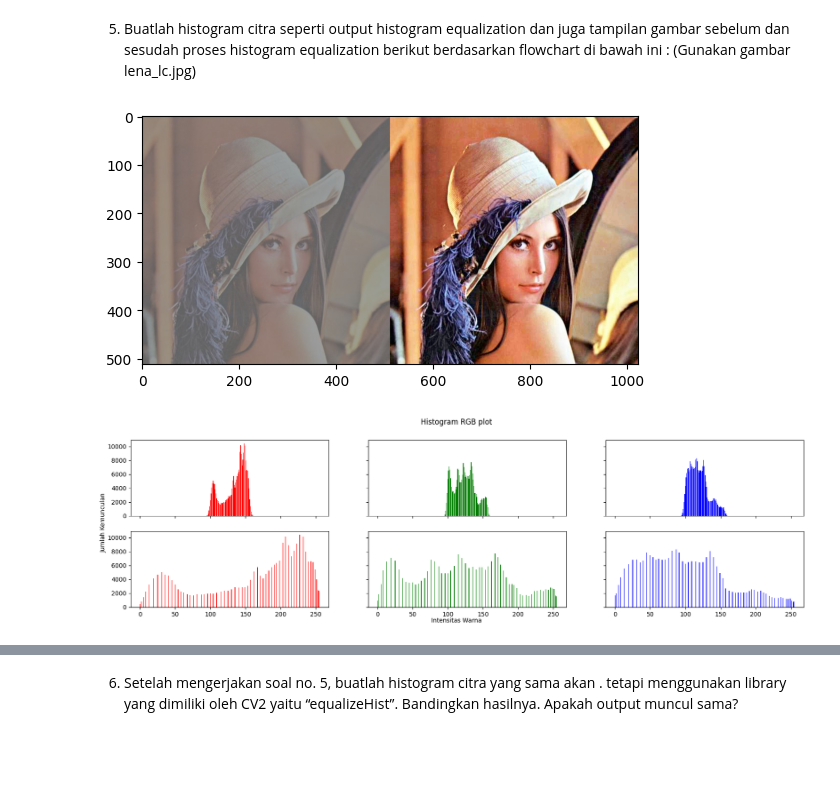
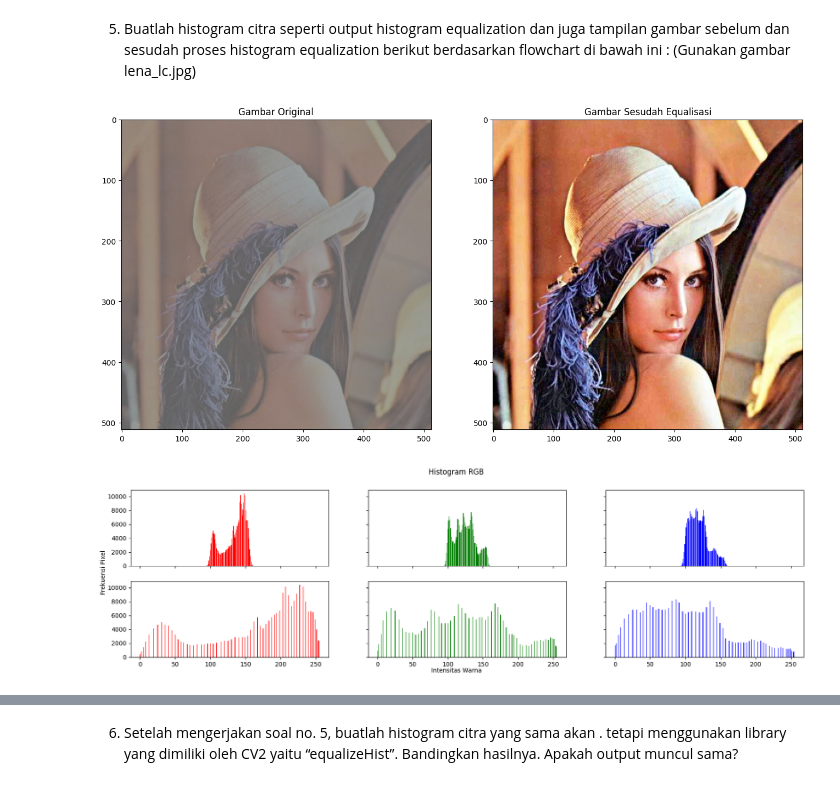
Before and after one commit to AdamPoi/PCVK, a Jupyter notebook: PCVK_week06.ipynb, the cells around one changed output, grey strips where cells are left out. Saved outputs shown, nothing was run; the diff lists cells and outputs as text; code cells hidden in the pictures; blank space fills up the shorter version.

```diff
--- a/PCVK_week06.ipynb
+++ b/PCVK_week06.ipynb
@@ -113,62 +112,52 @@ def getHistogram(img1):
   return hist
 # %%
 
-img = cv.imread('/content/drive/MyDrive/PCVK/Images/lena_lc.jpg')
+original = cv.imread('/content/drive/MyDrive/PCVK/Images/lena_lc.jpg')
 
-histo_asli = getHistogram(img)
+histo_asli = getHistogram(original)
 
-#convert to Numpy array
-img_array = np.asarray(img)
+img_array = np.asarray(original)
 
-#Step 1: Normalized cumulative histogram
-#flatten image array and calculate histogram via binning
 histogram_array = np.bincount(img_array.flatten(), minlength=256)
 
-#normalize
 num_pixels = np. sum(histogram_array)
 histogram_array = histogram_array/num_pixels
 
-#normalized cumulative histogram
 chistogram_array = np.cumsum(histogram_array)
-
-#Step 2: Pixel mapping lookup table
 transform_map = np.floor(255 * chistogram_array). astype (np.uint8)
 
-#Step 3: Transformation
-# flatten image array into 10 list
 img_list = list(img_array.flatten())
-
-# transform pixel values to equalize
 eq_img_list = [transform_map[p] for p in img_list]
 
-# reshape and write back into img_array
-eq_img_array = np.reshape(np.asarray(eq_img_list), img_array.shape)
-img2 = eq_img_array
+equalized_image = np.reshape(np.asarray(eq_img_list), img_array.shape)
 
-equal_histo = getHistogram(img2)
+equal_histo = getHistogram(equalized_image)
 
-final_frame = cv.hconcat((cv.cvtColor(img,cv.COLOR_BGR2RGB), cv.cvtColor(img2,cv.COLOR_BGR2RGB))) #concatenate image
-plt.imshow(final_frame)
+fig, axs = plt.subplots(1, 2, figsize=(16, 16))
+axs[0].imshow(cv.cvtColor(original,cv.COLOR_BGR2RGB))
+axs[0].set_title('Gambar Original')
+axs[1].imshow(cv.cvtColor(equalized_image,cv.COLOR_BGR2RGB))
+axs[1].set_title('Gambar Sesudah Equalisasi')
 
 names = np.arange (256)
 isgrayimg = np.array_equal(blue, green, red)
 if (isgrayimg == False):
     fig, axs = plt.subplots(2, 3, figsize=[20,5], sharex=True, sharey=True)
-    fig.suptitle('Histogram RGB plot')
-    fig.text(0.09, 0.5, 'Jumlah Kemunculan', va='center', rotation='vertical')
+    fig.suptitle('Histogram RGB')
+    fig.text(0.09, 0.5, 'Frekuensi Pixel', va='center', rotation='vertical')
     fig.text(0.5, 0.04, 'Intensitas Warna', ha='center')
     axs[0,0].bar(names, histo_asli[2], color='red')
     axs[0,1].bar(names, histo_asli[1], color='green')
     axs[0,2].bar(names, histo_asli[0], color='blue')
     axs[1,0].bar(names, equal_histo[2], color='red')
     axs[1,1].bar(names, equal_histo[1], color='green')
     axs[1,2].bar(names, equal_histo[0], color='blue')
 else:
-    fig, axs = plt. subplots(1, 2, figsize=[20,5], sharex=Trbe, sharey=True)
-    fig. suptitle('Histogram RGB plot')
-    fig.text(0.09, 0.5, 'Jumlah Kemunculan', va='center', rotation='vertical')
+    fig, axs = plt. subplots(1, 2, figsize=[20,5], sharex=True, sharey=True)
+    fig. suptitle('Histogram RGB')
+    fig.text(0.09, 0.5, 'Frekuensi Pixel', va='center', rotation='vertical')
     fig.text(0.5, 0.94, 'Intensitas Warna', ha='center')
     axs[0,0].bar(names, histo_asli[2], color='gray')
 # %% [output]
-[figure, old version]
+[figure, new version]
-[figure, old version]
+[figure, new version]
```
Also changed, not shown: parts of 10 cells of this notebook.
